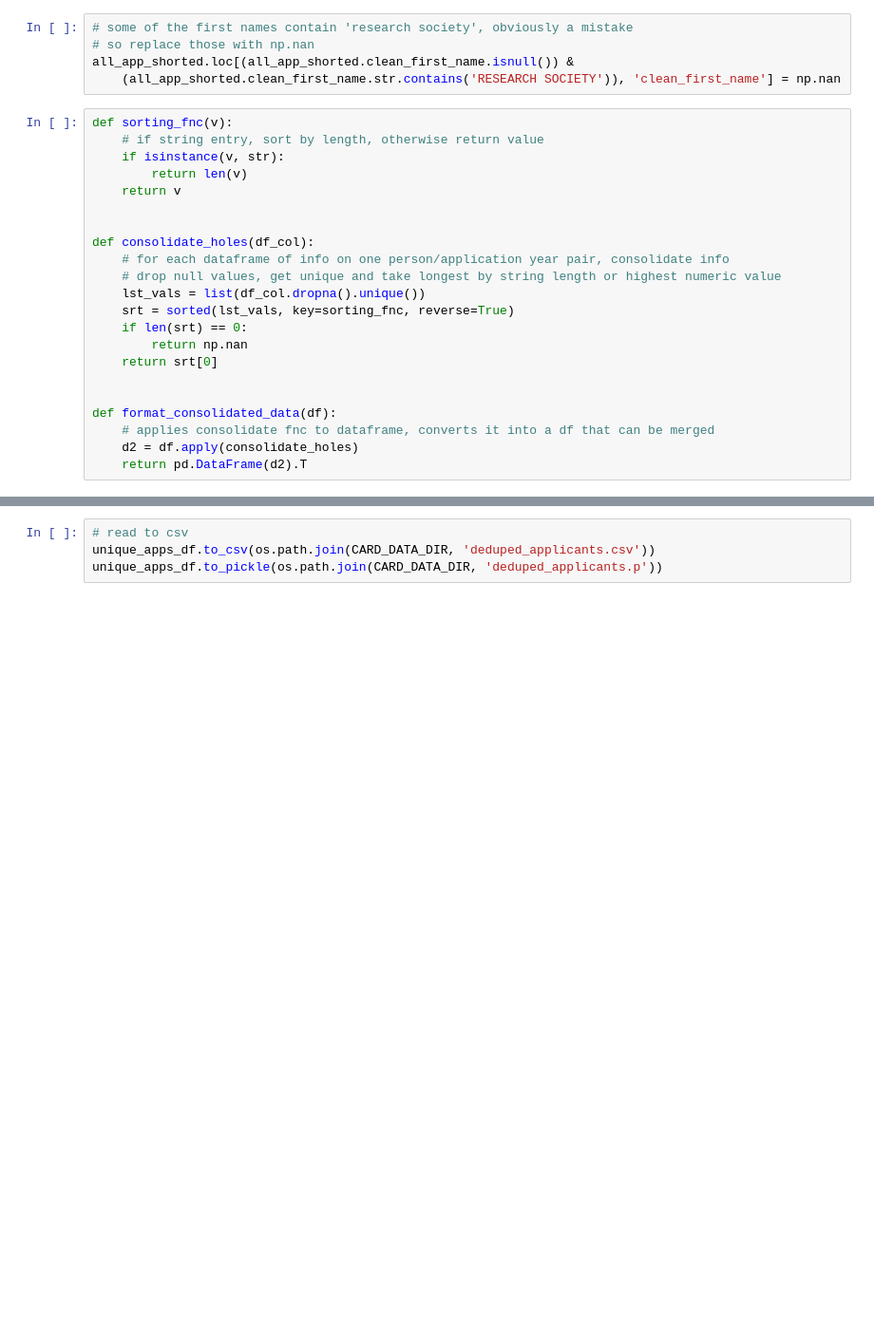
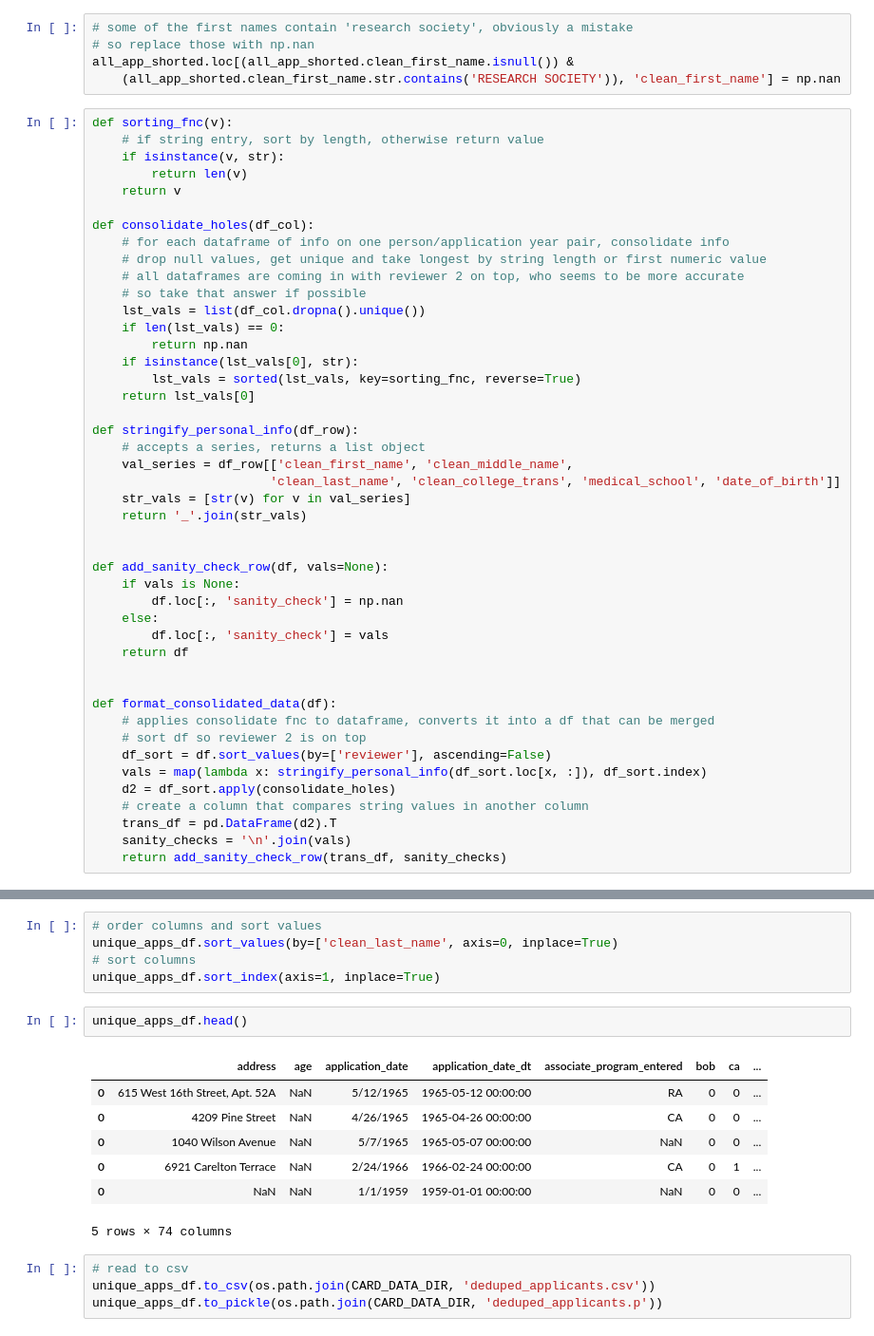
Before and after one commit to Lrraymond13/yellow_beret, a Jupyter notebook: Compile Application Card Raw Data, Dedup and Standardize.ipynb, the cells around one changed output, grey strips where cells are left out. Shown at 95% size. Cells and saved outputs as stored; diff of their text form; blank space fills up the shorter version.

```diff
--- a/Compile Application Card Raw Data, Dedup and Standardize.ipynb
+++ b/Compile Application Card Raw Data, Dedup and Standardize.ipynb
@@ -248,21 +248,44 @@ def sorting_fnc(v):
         return len(v)
     return v
 
-
 def consolidate_holes(df_col):
     # for each dataframe of info on one person/application year pair, consolidate info
-    # drop null values, get unique and take longest by string length or highest numeric value
+    # drop null values, get unique and take longest by string length or first numeric value
+    # all dataframes are coming in with reviewer 2 on top, who seems to be more accurate
+    # so take that answer if possible
     lst_vals = list(df_col.dropna().unique())
-    srt = sorted(lst_vals, key=sorting_fnc, reverse=True)
-    if len(srt) == 0:
+    if len(lst_vals) == 0:
         return np.nan
-    return srt[0]
+    if isinstance(lst_vals[0], str):
+        lst_vals = sorted(lst_vals, key=sorting_fnc, reverse=True)
+    return lst_vals[0]
+
+def stringify_personal_info(df_row):
+    # accepts a series, returns a list object
+    val_series = df_row[['clean_first_name', 'clean_middle_name',
+                        'clean_last_name', 'clean_college_trans', 'medical_school', 'date_of_birth']]
+    str_vals = [str(v) for v in val_series]
+    return '_'.join(str_vals)
+
+
+def add_sanity_check_row(df, vals=None):
+    if vals is None:
+        df.loc[:, 'sanity_check'] = np.nan
+    else:
+        df.loc[:, 'sanity_check'] = vals
+    return df
 
 
 def format_consolidated_data(df):
     # applies consolidate fnc to dataframe, converts it into a df that can be merged
-    d2 = df.apply(consolidate_holes)
-    return pd.DataFrame(d2).T
+    # sort df so reviewer 2 is on top
+    df_sort = df.sort_values(by=['reviewer'], ascending=False)
+    vals = map(lambda x: stringify_personal_info(df_sort.loc[x, :]), df_sort.index)
+    d2 = df_sort.apply(consolidate_holes)
+    # create a column that compares string values in another column
+    trans_df = pd.DataFrame(d2).T
+    sanity_checks = '\n'.join(vals)
+    return add_sanity_check_row(trans_df, sanity_checks)
 # %%
 def consolidate_candidate(candidate_df):
     # for each dataframe, with a common last name and application date, seperate into unique candidate pairs
@@ -335,3 +372,18 @@ combined_rows[1]
+# %%
+# order columns and sort values
+unique_apps_df.sort_values(by=['clean_last_name', axis=0, inplace=True)
+# sort columns
+unique_apps_df.sort_index(axis=1, inplace=True)
+# %%
+unique_apps_df.head()
+# %% [output]
+|  | address | age | application_date | application_date_dt | associate_program_entered | bob | ca | ... |
+| 0 | 615 West 16th Street, Apt. 52A | NaN | 5/12/1965 | 1965-05-12 00:00:00 | RA | 0 | 0 | ... |
+| 0 | 4209 Pine Street | NaN | 4/26/1965 | 1965-04-26 00:00:00 | CA | 0 | 0 | ... |
+| 0 | 1040 Wilson Avenue | NaN | 5/7/1965 | 1965-05-07 00:00:00 | NaN | 0 | 0 | ... |
+| 0 | 6921 Carelton Terrace | NaN | 2/24/1966 | 1966-02-24 00:00:00 | CA | 0 | 1 | ... |
+| 0 | NaN | NaN | 1/1/1959 | 1959-01-01 00:00:00 | NaN | 0 | 0 | ... |
+5 rows × 74 columns
 # %%
 # read to csv
 unique_apps_df.to_csv(os.path.join(CARD_DATA_DIR, 'deduped_applicants.csv'))
```
Also changed, not shown: parts of 7 cells of this notebook.
